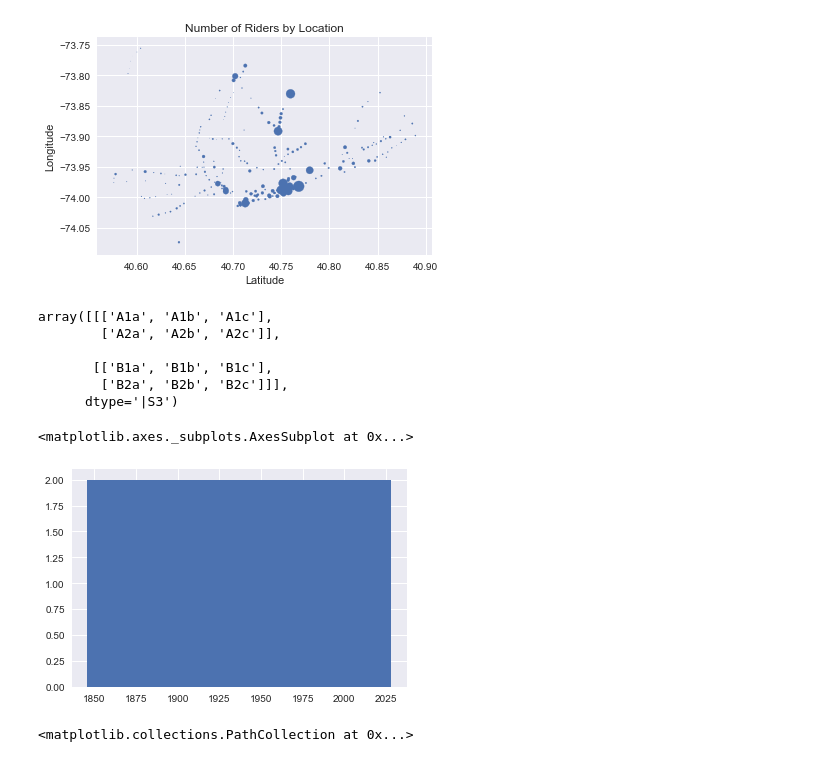
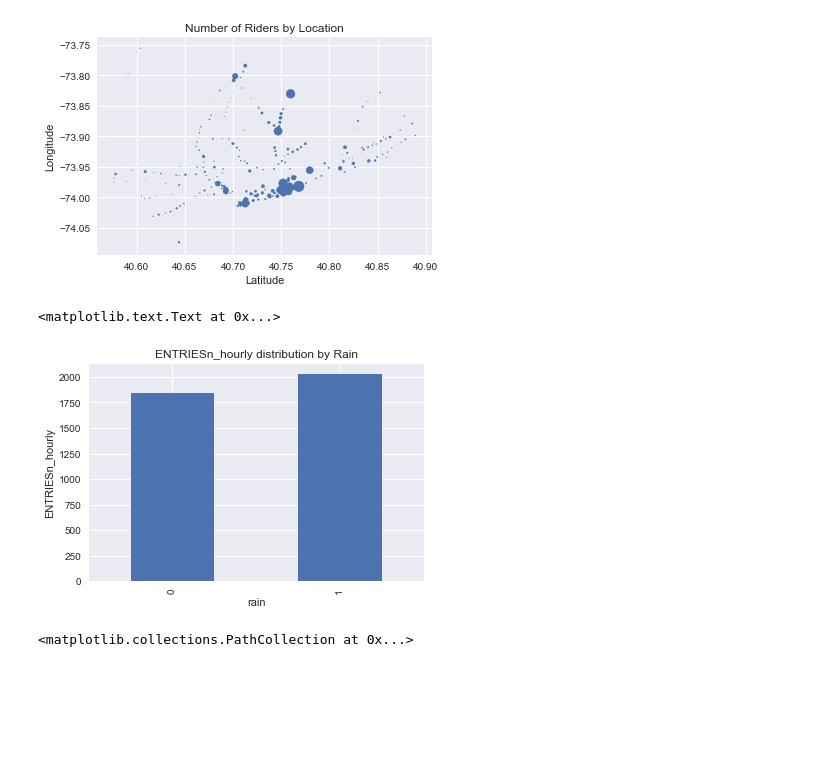
Before and after one commit to RedChueng/data_analysis_learning_in_udacity, a Jupyter notebook: Numpy_Pandas_Two_Dimensional.ipynb, the cells around one changed output. Saved outputs shown, nothing was run; the diff lists cells and outputs as text; code cells hidden in the pictures; blank space fills up the shorter version.

Commit message:
modify the ENTRIES_hourly distribution by rain

```diff
--- a/Numpy_Pandas_Two_Dimensional.ipynb
+++ b/Numpy_Pandas_Two_Dimensional.ipynb
@@ -591,24 +585,14 @@ plt.title('Number of Riders by Location')
 # %% [output]
 <matplotlib.text.Text at 0x...>
 [figure]
-# %%
-np.array([
-    [['A1a', 'A1b', 'A1c'], ['A2a', 'A2b', 'A2c']],
-    [['B1a', 'B1b', 'B1c'], ['B2a', 'B2b', 'B2c']]
-])
-# %% [output]
-array([[['A1a', 'A1b', 'A1c'],
-        ['A2a', 'A2b', 'A2c']],
-
-       [['B1a', 'B1b', 'B1c'],
-        ['B2a', 'B2b', 'B2c']]],
-      dtype='|S3')
 # %%
-weather_grouped_data = subway_df.groupby('rain', as_index=False).mean()
-weather_grouped_data['ENTRIESn_hourly'].hist(bins=1)
+weather_grouped_data = subway_df.groupby('rain').mean()
+weather_grouped_data['ENTRIESn_hourly'].plot(kind='bar')
+plt.ylabel('ENTRIESn_hourly')
+plt.title('ENTRIESn_hourly distribution by Rain')
 # %% [output]
-<matplotlib.axes._subplots.AxesSubplot at 0x...>
+<matplotlib.text.Text at 0x...>
-[figure, old version]
+[figure, new version]
 # %%
 station_grouped_data = subway_df.groupby('UNIT').mean()
 y = station_grouped_data['ENTRIESn_hourly']
```
Also changed, not shown: parts of 1 cell of this notebook.
